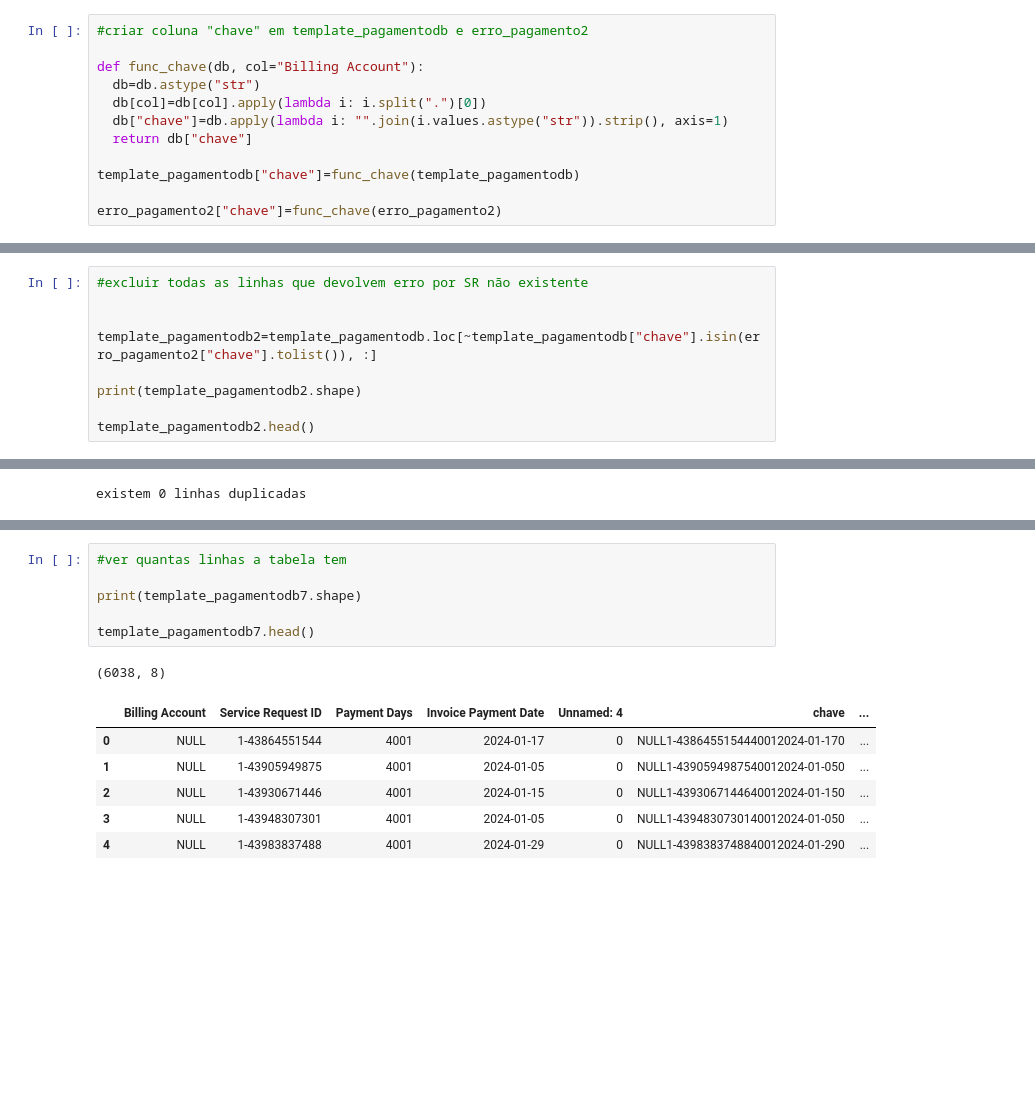
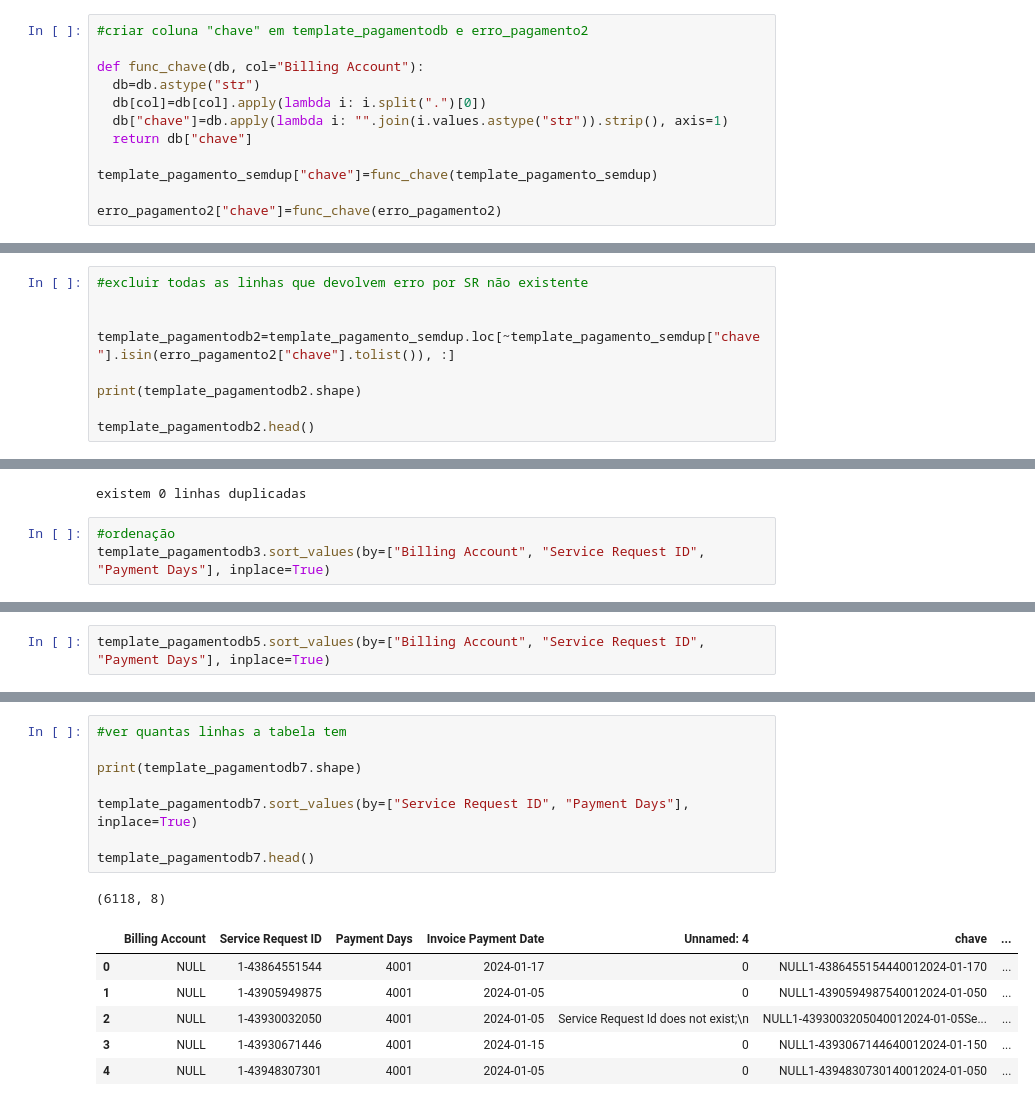
Before and after one commit to josepmatias/nos_reten-ao, a Jupyter notebook: actividades extra.ipynb, the cells around one changed output, grey strips where cells are left out. Saved outputs shown, nothing was run; the diff lists cells and outputs as text; blank space fills up the shorter version.

```diff
--- a/actividades extra.ipynb
+++ b/actividades extra.ipynb
@@ -335,6 +344,6 @@ def func_chave(db, col="Billing Account"):
   db["chave"]=db.apply(lambda i: "".join(i.values.astype("str")).strip(), axis=1)
   return db["chave"]
 
-template_pagamentodb["chave"]=func_chave(template_pagamentodb)
+template_pagamento_semdup["chave"]=func_chave(template_pagamento_semdup)
 
 erro_pagamento2["chave"]=func_chave(erro_pagamento2)
@@ -342,7 +357,7 @@ erro_pagamento2["chave"]=func_chave(erro_pagamento2)
 #excluir todas as linhas que devolvem erro por SR não existente
 
 
-template_pagamentodb2=template_pagamentodb.loc[~template_pagamentodb["chave"].isin(erro_pagamento2["chave"].tolist()), :]
+template_pagamentodb2=template_pagamento_semdup.loc[~template_pagamento_semdup["chave"].isin(erro_pagamento2["chave"].tolist()), :]
 
 print(template_pagamentodb2.shape)
 
@@ -367,3 +377,6 @@ print(f"existem {template_pagamentodb2.duplicated().sum()} linhas duplicadas")
 template_pagamentodb3=template_pagamentodb2.drop_duplicates()
 # %% [output]
 existem 0 linhas duplicadas
+# %%
+#ordenação
+template_pagamentodb3.sort_values(by=["Billing Account", "Service Request ID", "Payment Days"], inplace=True)
@@ -409,3 +437,5 @@ template_pagamentodb5.head()
+# %%
+template_pagamentodb5.sort_values(by=["Billing Account", "Service Request ID", "Payment Days"], inplace=True)
 # %%
 #apagar colunas antigas "contagem" e "índice"
 
@@ -477,14 +499,16 @@ template_pagamentodb7=filtro_sr(template_pagamentodb6)
 # %%
 #ver quantas linhas a tabela tem
 
 print(template_pagamentodb7.shape)
 
+template_pagamentodb7.sort_values(by=["Service Request ID", "Payment Days"], inplace=True)
+
 template_pagamentodb7.head()
 # %% [output]
-(6038, 8)
+(6118, 8)
 |  | Billing Account | Service Request ID | Payment Days | Invoice Payment Date | Unnamed: 4 | chave | ... |
 | 0 | NULL | 1-43864551544 | 4001 | 2024-01-17 | 0 | NULL1-4386455154440012024-01-170 | ... |
 | 1 | NULL | 1-43905949875 | 4001 | 2024-01-05 | 0 | NULL1-4390594987540012024-01-050 | ... |
-| 2 | NULL | 1-43930671446 | 4001 | 2024-01-15 | 0 | NULL1-4393067144640012024-01-150 | ... |
-| 3 | NULL | 1-43948307301 | 4001 | 2024-01-05 | 0 | NULL1-4394830730140012024-01-050 | ... |
-| 4 | NULL | 1-43983837488 | 4001 | 2024-01-29 | 0 | NULL1-4398383748840012024-01-290 | ... |
+| 2 | NULL | 1-43930032050 | 4001 | 2024-01-05 | Service Request Id does not exist;\n | NULL1-4393003205040012024-01-05Se... | ... |
+| 3 | NULL | 1-43930671446 | 4001 | 2024-01-15 | 0 | NULL1-4393067144640012024-01-150 | ... |
+| 4 | NULL | 1-43948307301 | 4001 | 2024-01-05 | 0 | NULL1-4394830730140012024-01-050 | ... |
```
Also changed, not shown: parts of 22 cells of this notebook.
